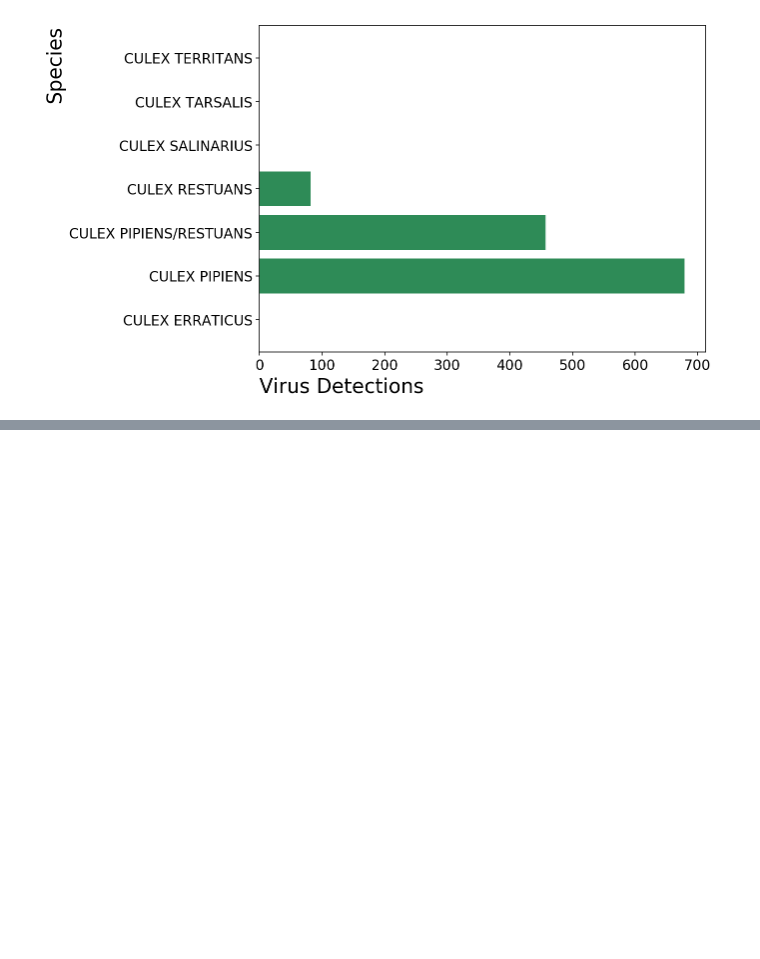
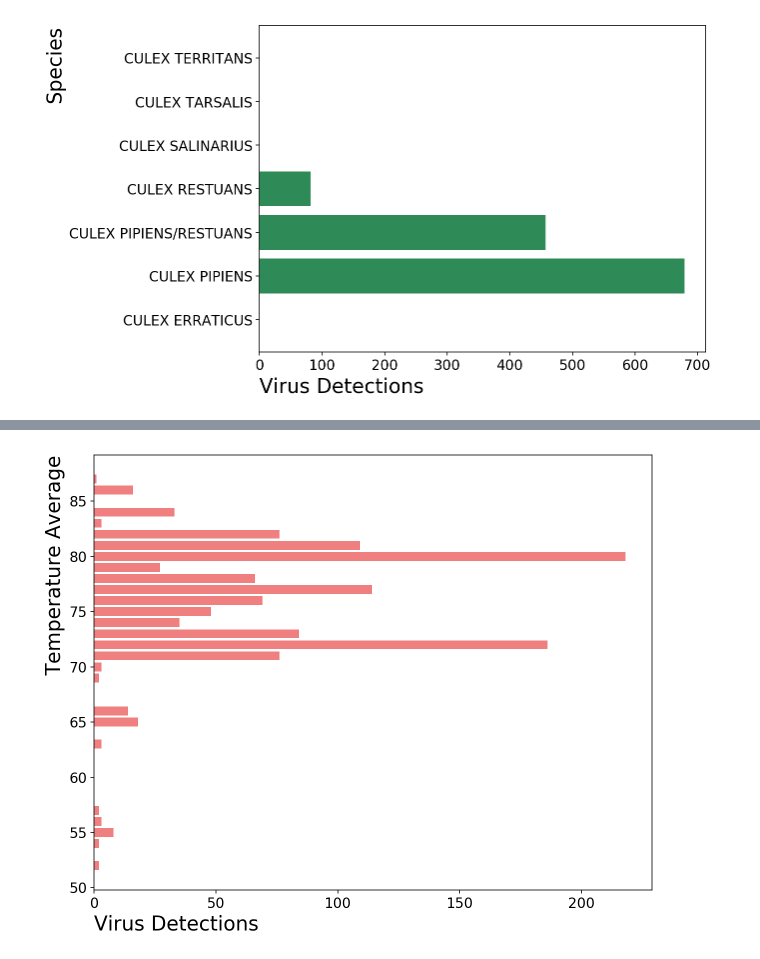
Before and after one commit to wnm410/WNV_project, a Jupyter notebook: Emma/Project4_EG_EDA.ipynb, the cells around one changed output, grey strips where cells are left out. Saved outputs shown, nothing was run; the diff lists cells and outputs as text; code cells hidden in the pictures; blank space fills up the shorter version.

```diff
--- a/Emma/Project4_EG_EDA.ipynb
+++ b/Emma/Project4_EG_EDA.ipynb
@@ -129,0 +134,4 @@ plt.xlabel('Virus Detections', fontsize = 20, ha = 'left', x=0);
+# %%
+virus_by_avgtemp = df[df['WnvPresent'] == 1].groupby(['Tavg']).sum()['WnvPresent']
+virus_by_avgtemp = pd.DataFrame(virus_by_avgtemp)
+virus_by_avgtemp
@@ -129,0 +157,9 @@ plt.xlabel('Virus Detections', fontsize = 20, ha = 'left', x=0);
+# %%
+plt.figure(figsize=(10,8))
+plt.barh(virus_by_avgtemp.index, virus_by_avgtemp['WnvPresent'], color = 'lightcoral')
+plt.xticks(fontsize = 14)
+plt.yticks(fontsize = 14)
+plt.ylabel('Temperature Average', fontsize = 20, ha = 'right', y=1)
+plt.xlabel('Virus Detections', fontsize = 20, ha = 'left', x=0);
+# %% [output]
+[figure, added]
```
Also changed, not shown: parts of 10 cells of this notebook, 1 other file.
